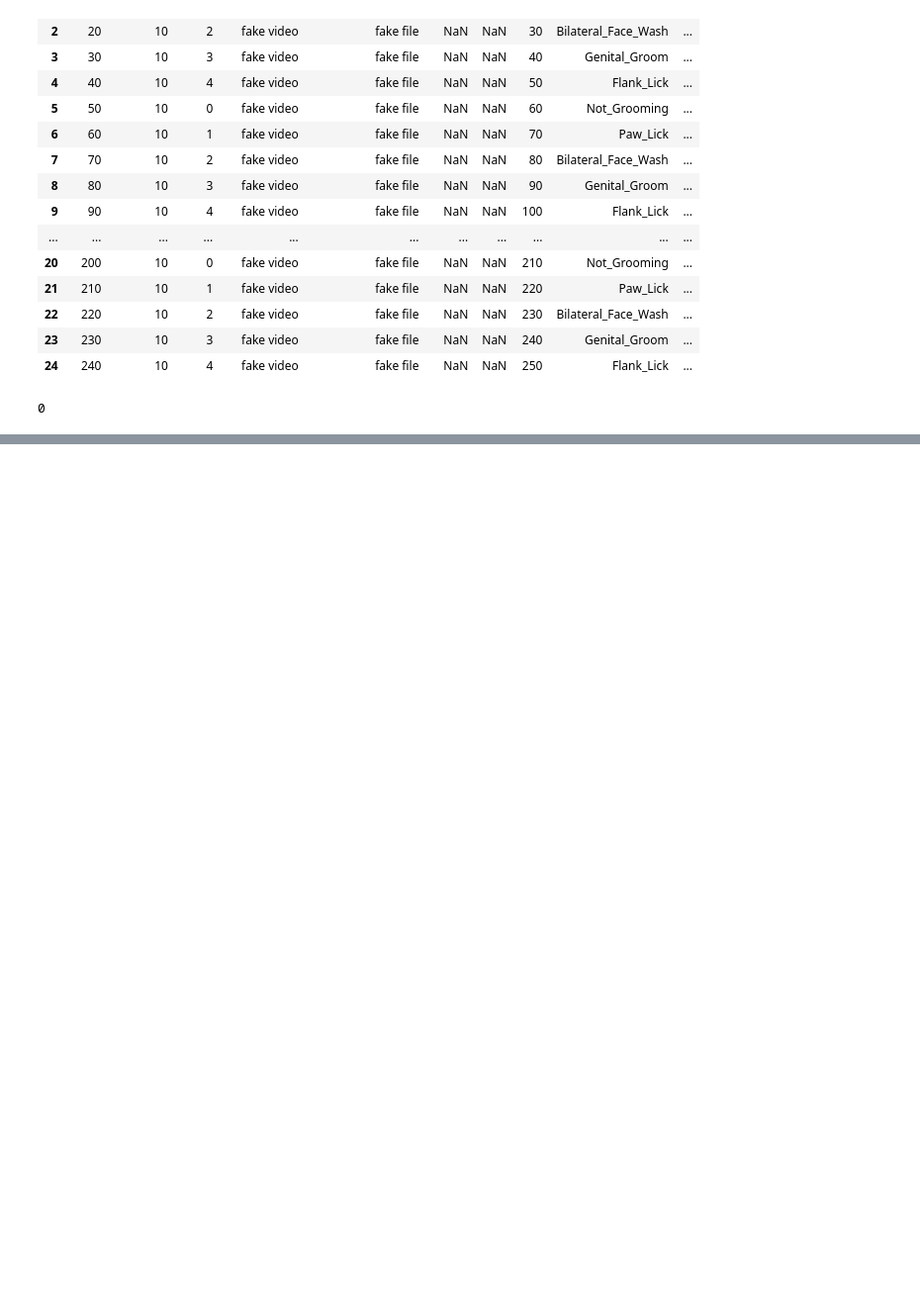
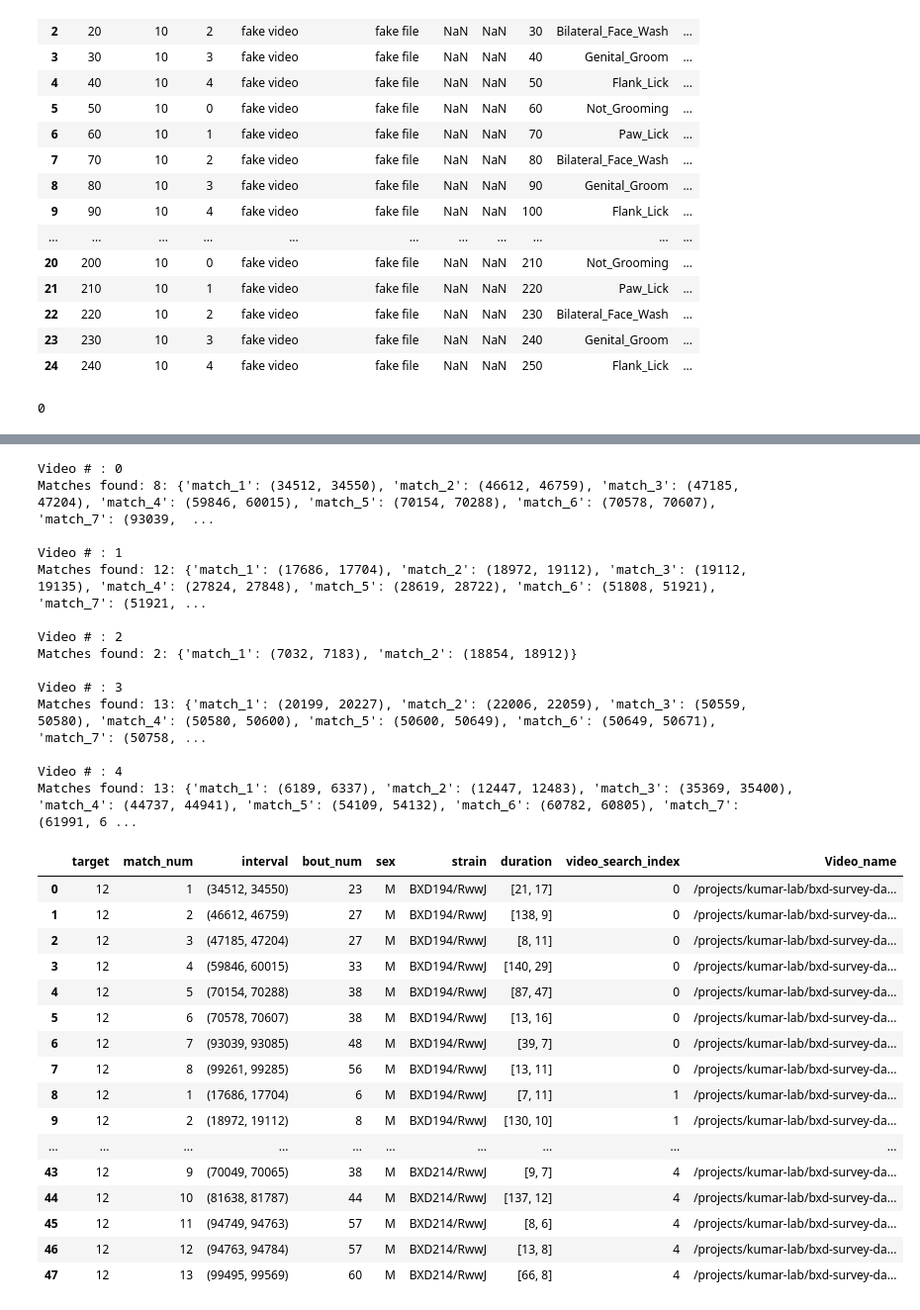
Before and after one commit to brigbrog/Syntactic-Grooming, a Jupyter notebook: bout_machine.ipynb, the cells around one changed output, grey strips where cells are left out. Shown at 99% size. Saved outputs shown, nothing was run; the diff lists cells and outputs as text; code cells hidden in the pictures; blank space fills up the shorter version.

```diff
--- a/bout_machine.ipynb
+++ b/bout_machine.ipynb
@@ -287,0 +293,40 @@ real_test_pull.head(20)
+# %%
+test_ids = [0, 1, 2, 3, 4]
+
+boutMachine = BoutMachine('12', use_filt_state=False)
+
+test_mv_match_log = boutMachine.multi_vid_matchlog(bxd, test_ids)
+
+test_mv_match_log.head(50)
+# %% [output]
+Video # : 0
+Matches found: 8: {'match_1': (34512, 34550), 'match_2': (46612, 46759), 'match_3': (47185, 47204), 'match_4': (59846, 60015), 'match_5': (70154, 70288), 'match_6': (70578, 70607), 'match_7': (93039,  ...
+
+Video # : 1
+Matches found: 12: {'match_1': (17686, 17704), 'match_2': (18972, 19112), 'match_3': (19112, 19135), 'match_4': (27824, 27848), 'match_5': (28619, 28722), 'match_6': (51808, 51921), 'match_7': (51921, ...
+
+Video # : 2
+Matches found: 2: {'match_1': (7032, 7183), 'match_2': (18854, 18912)}
+
+Video # : 3
+Matches found: 13: {'match_1': (20199, 20227), 'match_2': (22006, 22059), 'match_3': (50559, 50580), 'match_4': (50580, 50600), 'match_5': (50600, 50649), 'match_6': (50649, 50671), 'match_7': (50758, ...
+
+Video # : 4
+Matches found: 13: {'match_1': (6189, 6337), 'match_2': (12447, 12483), 'match_3': (35369, 35400), 'match_4': (44737, 44941), 'match_5': (54109, 54132), 'match_6': (60782, 60805), 'match_7': (61991, 6 ...
+|  | target | match_num | interval | bout_num | sex | strain | duration | video_search_index | Video_name |
+| 0 | 12 | 1 | (34512, 34550) | 23 | M | BXD194/RwwJ | [21, 17] | 0 | /projects/kumar-lab/bxd-survey-da... |
+| 1 | 12 | 2 | (46612, 46759) | 27 | M | BXD194/RwwJ | [138, 9] | 0 | /projects/kumar-lab/bxd-survey-da... |
+| 2 | 12 | 3 | (47185, 47204) | 27 | M | BXD194/RwwJ | [8, 11] | 0 | /projects/kumar-lab/bxd-survey-da... |
+| 3 | 12 | 4 | (59846, 60015) | 33 | M | BXD194/RwwJ | [140, 29] | 0 | /projects/kumar-lab/bxd-survey-da... |
+| 4 | 12 | 5 | (70154, 70288) | 38 | M | BXD194/RwwJ | [87, 47] | 0 | /projects/kumar-lab/bxd-survey-da... |
+| 5 | 12 | 6 | (70578, 70607) | 38 | M | BXD194/RwwJ | [13, 16] | 0 | /projects/kumar-lab/bxd-survey-da... |
+| 6 | 12 | 7 | (93039, 93085) | 48 | M | BXD194/RwwJ | [39, 7] | 0 | /projects/kumar-lab/bxd-survey-da... |
+| 7 | 12 | 8 | (99261, 99285) | 56 | M | BXD194/RwwJ | [13, 11] | 0 | /projects/kumar-lab/bxd-survey-da... |
+| 8 | 12 | 1 | (17686, 17704) | 6 | M | BXD194/RwwJ | [7, 11] | 1 | /projects/kumar-lab/bxd-survey-da... |
+| 9 | 12 | 2 | (18972, 19112) | 8 | M | BXD194/RwwJ | [130, 10] | 1 | /projects/kumar-lab/bxd-survey-da... |
+| ... | ... | ... | ... | ... | ... | ... | ... | ... | ... |
+| 43 | 12 | 9 | (70049, 70065) | 38 | M | BXD214/RwwJ | [9, 7] | 4 | /projects/kumar-lab/bxd-survey-da... |
+| 44 | 12 | 10 | (81638, 81787) | 44 | M | BXD214/RwwJ | [137, 12] | 4 | /projects/kumar-lab/bxd-survey-da... |
+| 45 | 12 | 11 | (94749, 94763) | 57 | M | BXD214/RwwJ | [8, 6] | 4 | /projects/kumar-lab/bxd-survey-da... |
+| 46 | 12 | 12 | (94763, 94784) | 57 | M | BXD214/RwwJ | [13, 8] | 4 | /projects/kumar-lab/bxd-survey-da... |
+| 47 | 12 | 13 | (99495, 99569) | 60 | M | BXD214/RwwJ | [66, 8] | 4 | /projects/kumar-lab/bxd-survey-da... |
```
Also changed, not shown: parts of 6 cells of this notebook, 1 other file.
